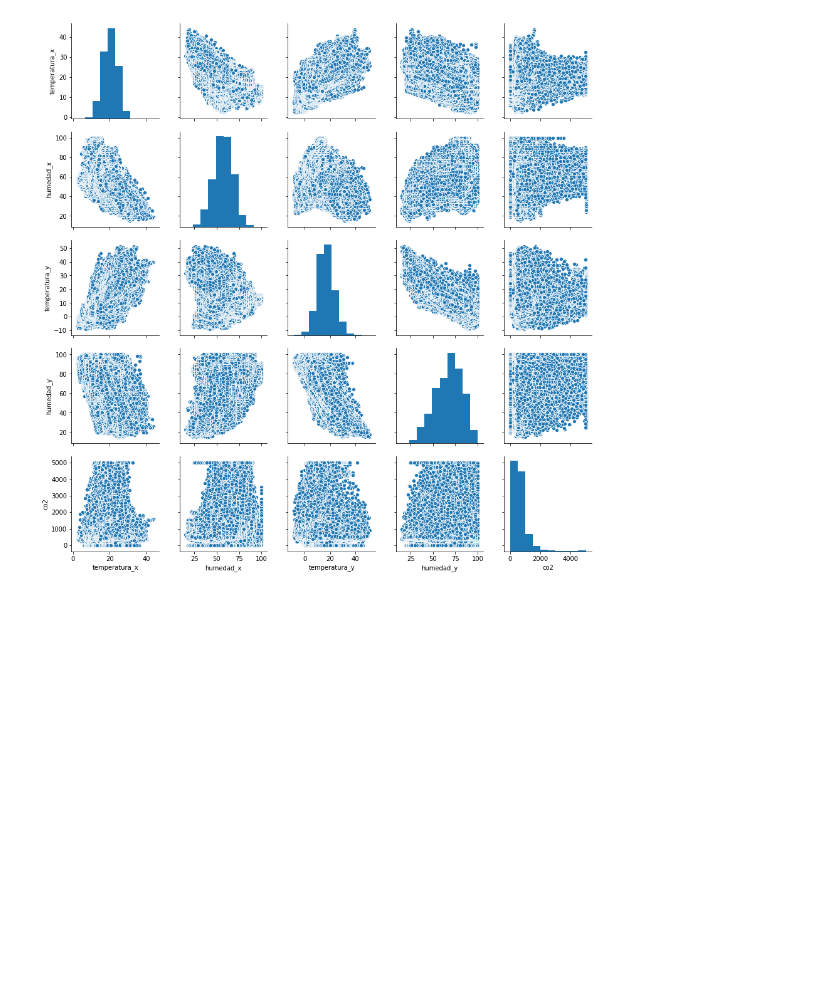
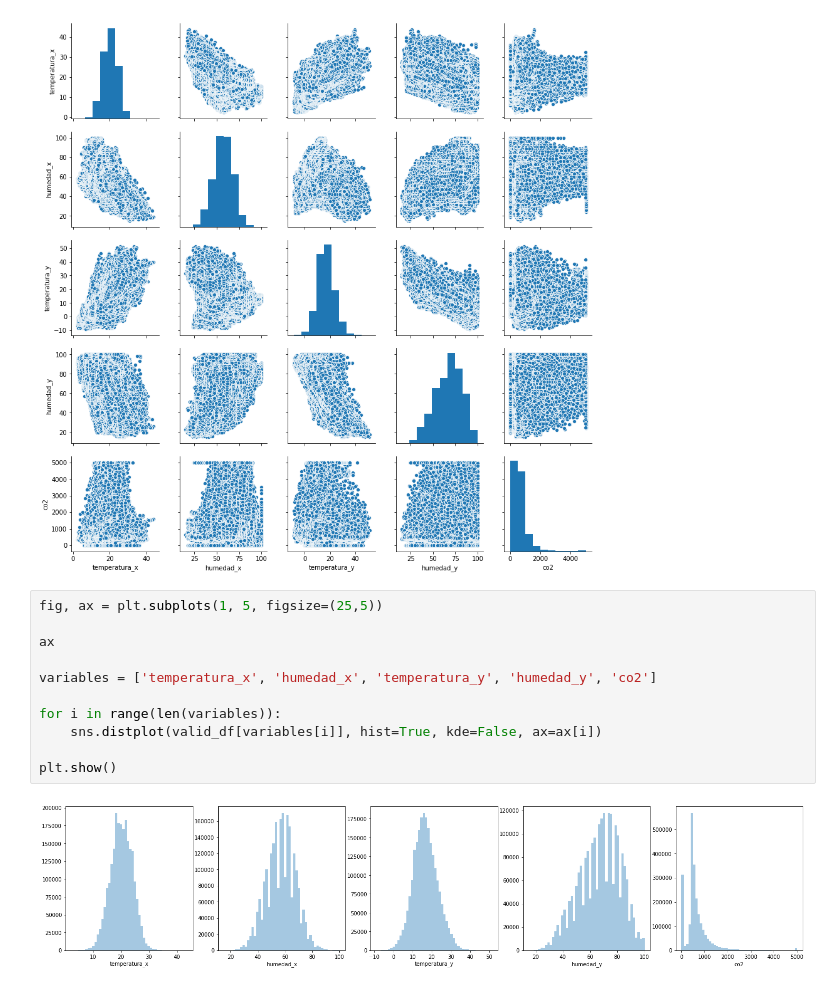
Before and after one commit to fco96/memoria, a Jupyter notebook: Memoria Francisco Olivares.ipynb, the cells around one changed output. Drawn from its saved outputs; the diff is of its cells as text; blank space fills up the shorter version.

Commit message:
Add histograms for each relevant var

```diff
--- a/Memoria Francisco Olivares.ipynb
+++ b/Memoria Francisco Olivares.ipynb
@@ -95,3 +104,16 @@ dtype: int64
 sns.pairplot(valid_df, vars=['temperatura_x', 'humedad_x', 'temperatura_y', 'humedad_y', 'co2'], height=2.5);
 # %% [output]
 [figure]
+# %%
+fig, ax = plt.subplots(1, 5, figsize=(25,5))
+
+ax
+
+variables = ['temperatura_x', 'humedad_x', 'temperatura_y', 'humedad_y', 'co2']
+
+for i in range(len(variables)):
+    sns.distplot(valid_df[variables[i]], hist=True, kde=False, ax=ax[i])
+
+plt.show()
+# %% [output]
+[figure, added]
```
Also changed, not shown: parts of 7 cells of this notebook.
